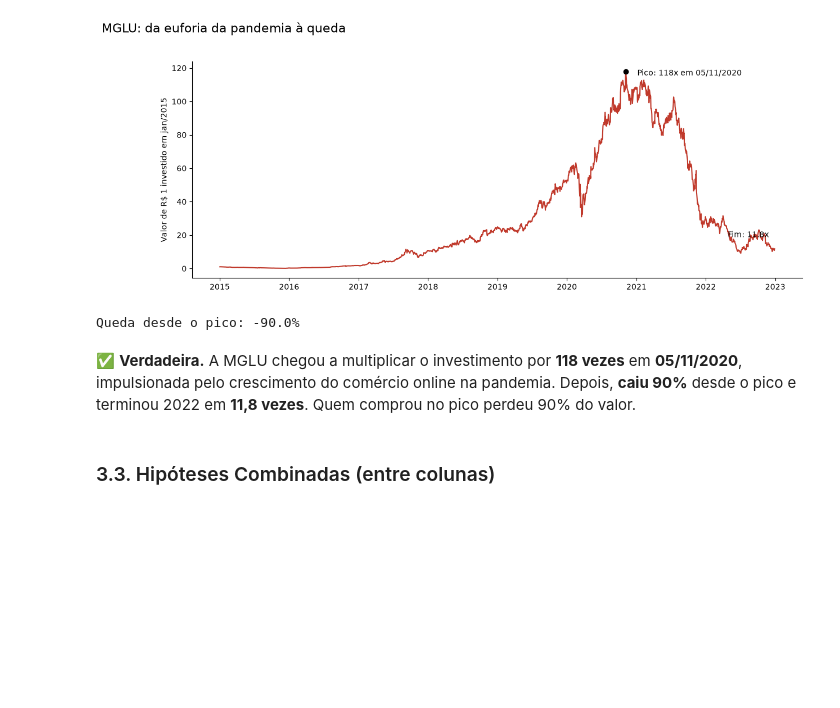
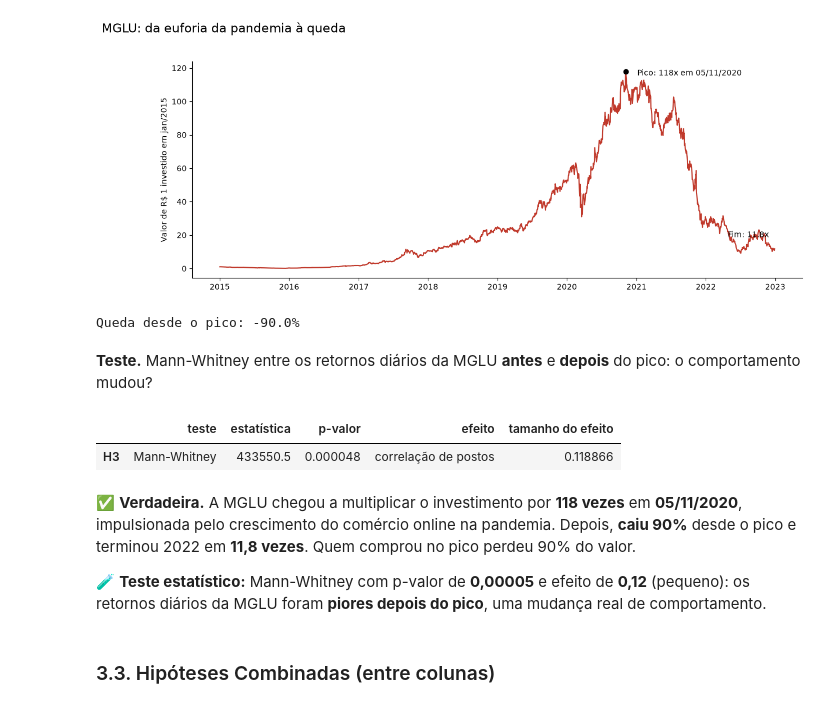
Before and after one commit to RafaelSilva89/Analise_do_Comportamento_da_Carteira_de_Acoes-Financas_parte_1, a Jupyter notebook: Notebooks/Análise do Comportamento da Carteira de Ações - Finanças parte 1 - v2.ipynb, the cells around one changed output. Saved outputs shown, nothing was run; the diff lists cells and outputs as text; code cells hidden in the pictures; blank space fills up the shorter version.

```diff
--- a/Notebooks/Análise do Comportamento da Carteira de Ações - Finanças parte 1 - v2.ipynb
+++ b/Notebooks/Análise do Comportamento da Carteira de Ações - Finanças parte 1 - v2.ipynb
@@ -355,8 +400,18 @@ print(f'Queda desde o pico: {mglu.iloc[-1] / mglu.max() - 1:.1%}')
 # %% [output]
 [figure]
 Queda desde o pico: -90.0%
+# %% [markdown]
+**Teste.** Mann-Whitney entre os retornos diários da MGLU **antes** e **depois** do pico: o comportamento mudou?
+# %%
+pico_mglu = normalizado['MGLU'].idxmax()
+pd.Series(teste_mann_whitney(retornos_diarios.loc[:pico_mglu, 'MGLU'], retornos_diarios.loc[pico_mglu:, 'MGLU'].iloc[1:])).to_frame('H3').T
+# %% [output]
+|  | teste | estatística | p-valor | efeito | tamanho do efeito |
+| H3 | Mann-Whitney | 433550.5 | 0.000048 | correlação de postos | 0.118866 |
 # %% [markdown]
 ✅ **Verdadeira.** A MGLU chegou a multiplicar o investimento por **118 vezes** em **05/11/2020**, impulsionada pelo crescimento do comércio online na pandemia. Depois, **caiu 90%** desde o pico e terminou 2022 em **11,8 vezes**. Quem comprou no pico perdeu 90% do valor.
+
+🧪 **Teste estatístico:** Mann-Whitney com p-valor de **0,00005** e efeito de **0,12** (pequeno): os retornos diários da MGLU foram **piores depois do pico**, uma mudança real de comportamento.
 # %% [markdown]
 ### 3.3. Hipóteses Combinadas (entre colunas)
 # %% [markdown]
```
Also changed, not shown: parts of 22 cells of this notebook, 4 other files.
